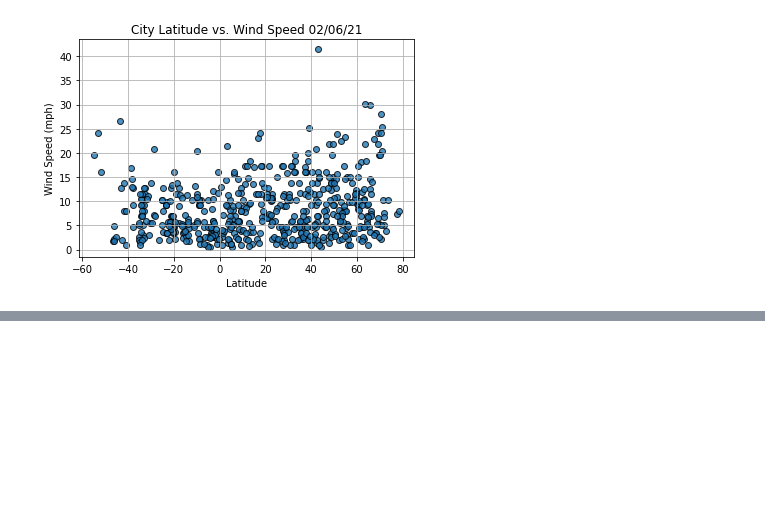
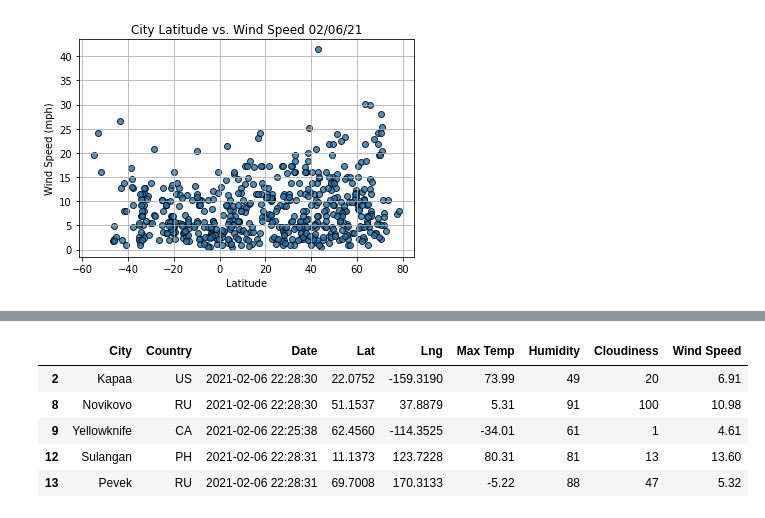
Before and after one commit to AaraniSivasekaram/World_Weather_Analysis, a Jupyter notebook: WeatherPy.ipynb, the cells around one changed output, grey strips where cells are left out. Saved outputs shown, nothing was run; the diff lists cells and outputs as text; code cells hidden in the pictures; blank space fills up the shorter version.

```diff
--- a/WeatherPy.ipynb
+++ b/WeatherPy.ipynb
@@ -246,0 +283,9 @@ plt.show()
+# %%
+city_data_df.loc[(city_data_df["Lat"] >= 0)].head()
+# %% [output]
+|  | City | Country | Date | Lat | Lng | Max Temp | Humidity | Cloudiness | Wind Speed |
+| 2 | Kapaa | US | 2021-02-06 22:28:30 | 22.0752 | -159.3190 | 73.99 | 49 | 20 | 6.91 |
+| 8 | Novikovo | RU | 2021-02-06 22:28:30 | 51.1537 | 37.8879 | 5.31 | 91 | 100 | 10.98 |
+| 9 | Yellowknife | CA | 2021-02-06 22:25:38 | 62.4560 | -114.3525 | -34.01 | 61 | 1 | 4.61 |
+| 12 | Sulangan | PH | 2021-02-06 22:28:31 | 11.1373 | 123.7228 | 80.31 | 81 | 13 | 13.60 |
+| 13 | Pevek | RU | 2021-02-06 22:28:31 | 69.7008 | 170.3133 | -5.22 | 88 | 47 | 5.32 |
```
Also changed, not shown: parts of 6 cells of this notebook.
